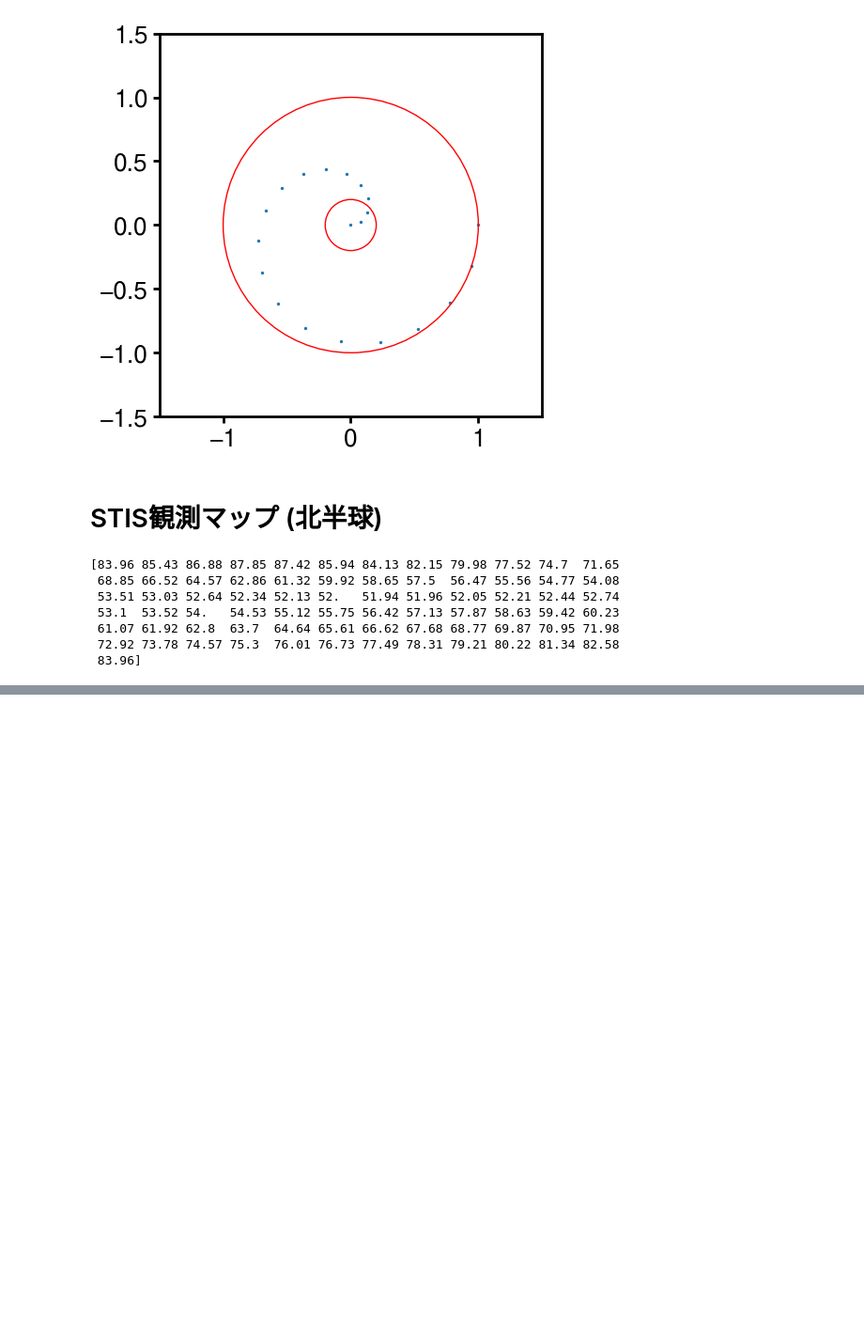
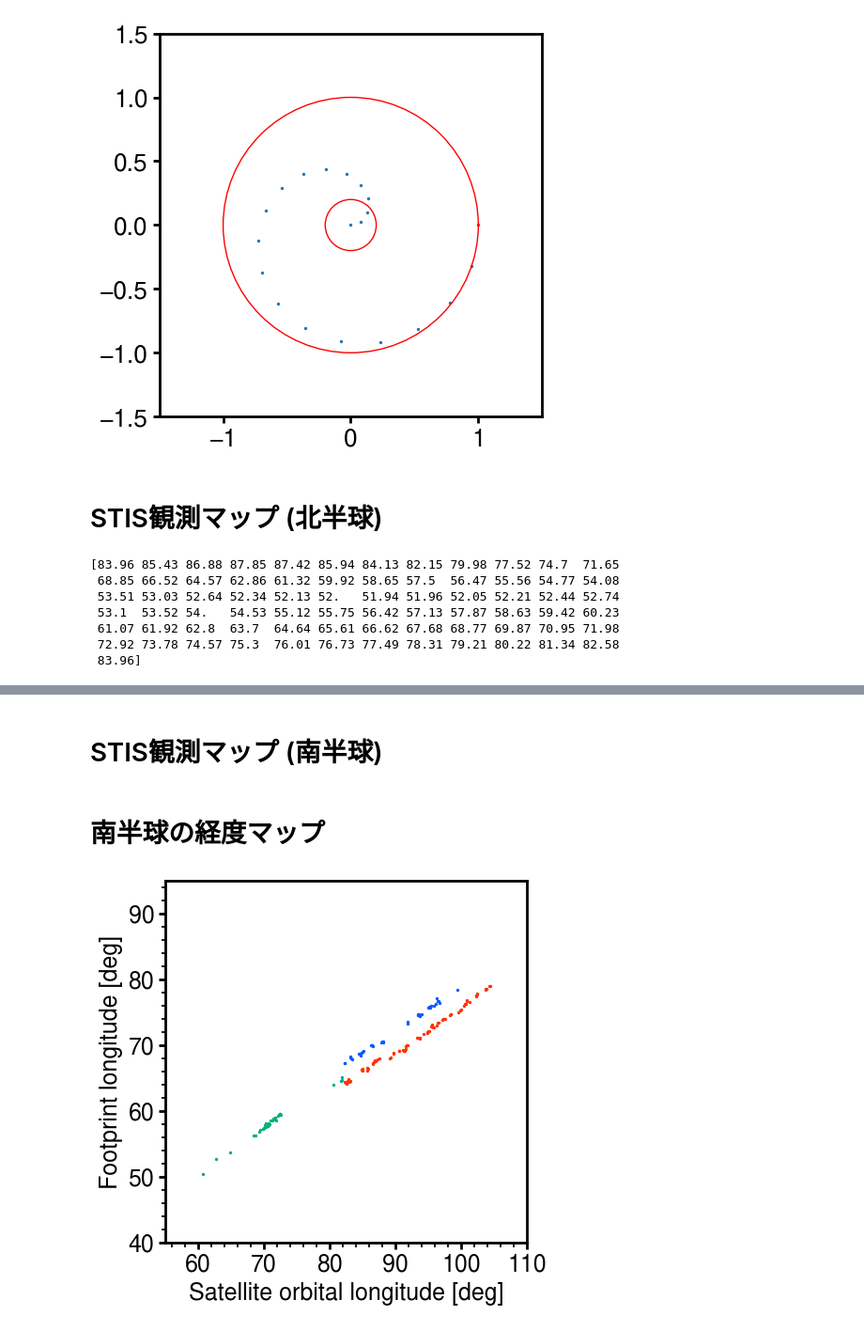
Before and after one commit to ShinnosukeSatoh/HST_Jupiter_footprints, a Jupyter notebook: Obs_maps.ipynb, the cells around one changed output, grey strips where cells are left out. Shown at 94% size. Drawn from its saved outputs; the diff is of its cells as text; code cells hidden in the pictures; blank space fills up the shorter version.

```diff
--- a/Obs_maps.ipynb
+++ b/Obs_maps.ipynb
@@ -128,7 +128,7 @@ def load(csvname0):
     return utc, b0_arr, b1_arr, efplat0_arr, efpwlong0_arr, moons30_arr
 # %%
 north_doy = ['14/006_v06', '14/013_v13', '14/016_v12', '22/271_v18', '22/274_v17']
-south_doy = ['22/185_v09R', '22/310_v19R', '22/349_v23R']
+south_doy = ['22/185_v09_R', '22/310_v19_R', '22/349_v23_R']
 
 nbkg_doy = ['14/001_v01', '14/002_v02', '14/005_v05', '14/006_v06', '14/013_v13', '14/016_v12', '22/185_v10', '22/228_v13', '22/271_v18', '22/274_v17', '22/309_v20', '22/349_v24']
 sbkg_doy = ['22/140_v03', '22/185_v09', '22/186_v11', '22/229_v14', '22/310_v19', '22/311_v21', '22/349_v23']
@@ -360,0 +362,2 @@ plt.show()
+# %% [markdown]
+# STIS観測マップ (南半球)
@@ -360,0 +605,43 @@ plt.show()
+# %% [markdown]
+# 南半球の経度マップ
+# %%
+fontsize = 18
+fig, ax = plt.subplots(figsize=(5,5), dpi=100)
+ax.tick_params(axis='x', labelsize=fontsize)
+ax.tick_params(axis='y', labelsize=fontsize)
+ax.set_aspect('equal')
+ax.set_xlim(55, 110)
+ax.set_ylim(40, 95)
+
+ax.set_xlabel('Satellite orbital longitude [deg]', fontsize=fontsize)
+ax.set_ylabel('Footprint longitude [deg]', fontsize=fontsize)
+
+ax.set_xticks(np.arange(60, 111, 10))
+ax.set_xticklabels(np.arange(60, 111, 10))
+ax.xaxis.set_minor_locator(AutoMinorLocator(5))  # minor ticks
+
+ax.set_yticks(np.arange(40, 95, 10))
+ax.set_yticklabels(np.arange(40, 95, 10))
+ax.yaxis.set_minor_locator(AutoMinorLocator(5))  # minor ticks
+
+doycolor = [cud4[0], cud4[2], cud4[3]]+[cud4bs[7]]
+doyname = ['2022-07-04', '2022-11-06', '2022-12-15']
+for i in range(len(doy)):
+    csvname0 = 'img/red3_half2/EUROPA/20'+doy[i]+'/brightness.csv'
+    utc, b0_arr, b1_arr, efplat0_arr, efpwlong0_arr, moons30_arr = load(csvname0)
+    idx = np.where(b0_arr>0)
+    efplat0_arr = efplat0_arr[idx]
+    efpwlong0_arr = efpwlong0_arr[idx]
+    moons30_arr = moons30_arr[idx]
+    b0_arr = b0_arr[idx]
+    b1_arr = b1_arr[idx]
+
+    # Footprint
+    ax.scatter(moons30_arr, efpwlong0_arr, s=8.0, marker='.', c=doycolor[i], zorder=10,)
+
+# Reference model
+# ax.plot(satoval['wlon'], satoval['euwlon'], color='k')
+
+plt.show()
+# %% [output]
+[figure, added]
```
Also changed, not shown: parts of 3 cells of this notebook, 3 other files.
